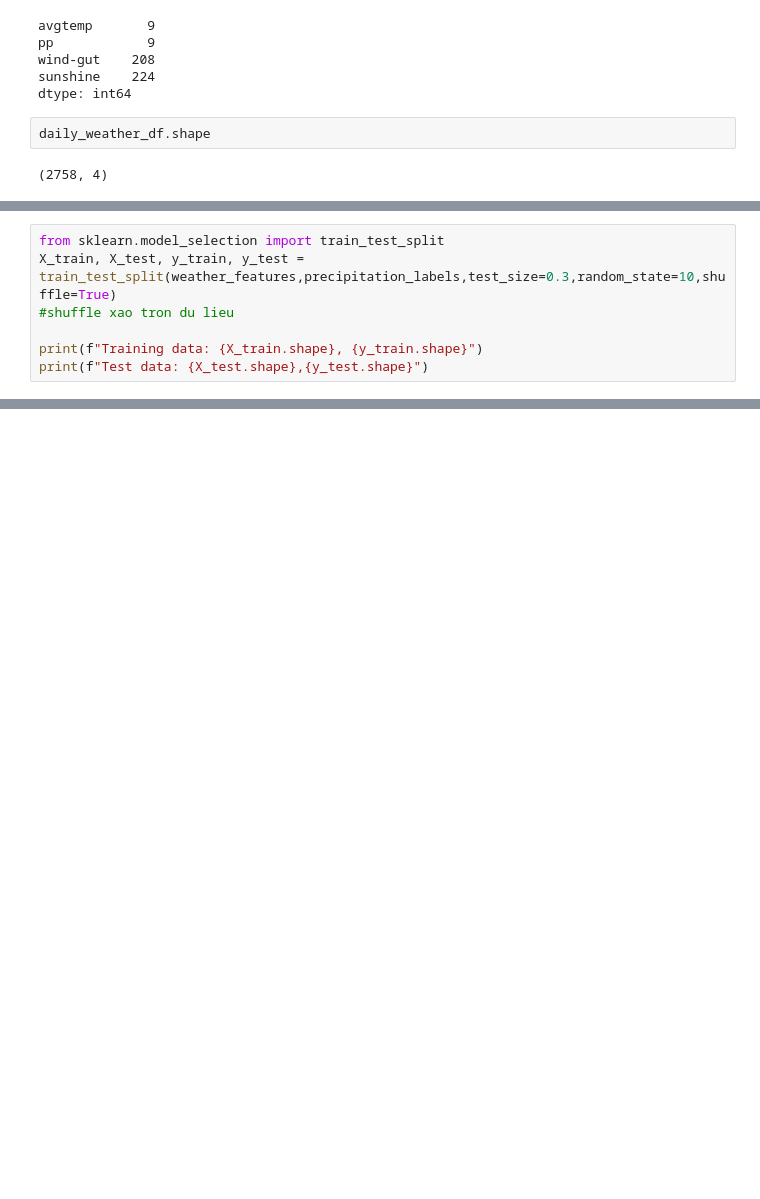
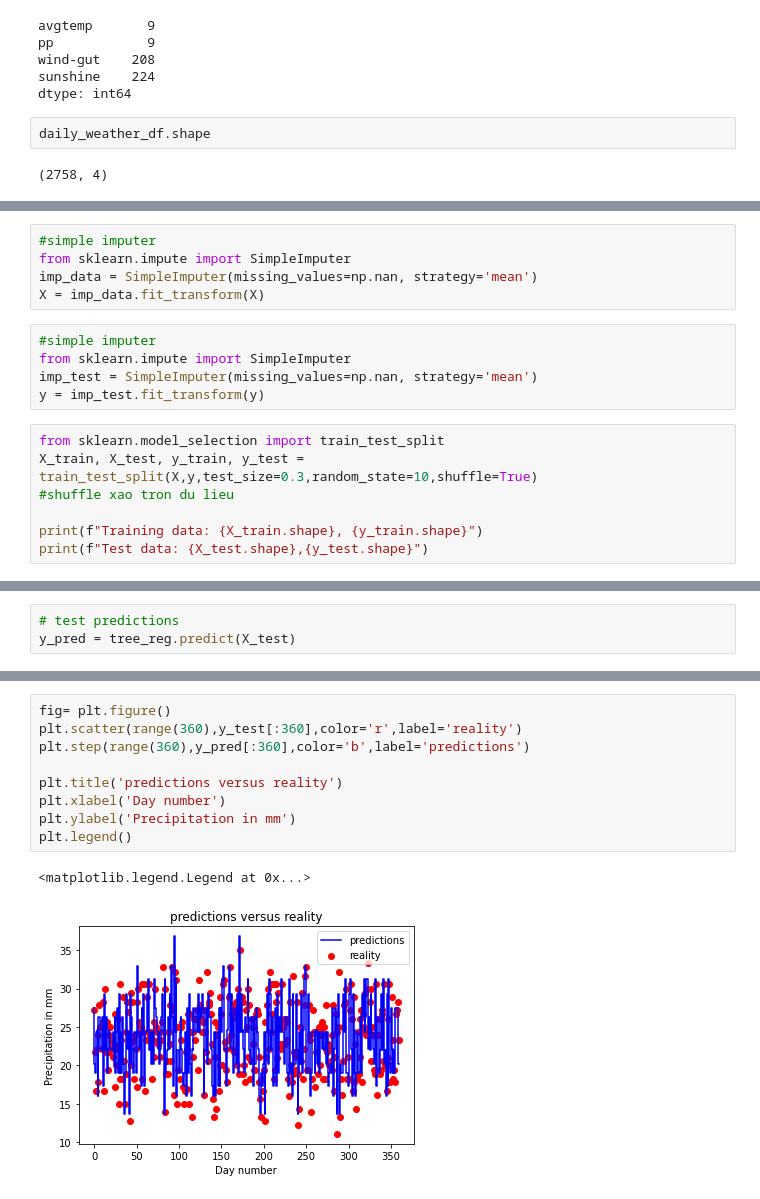
Before and after one commit to 2ThuyThuy/Algorithm-Machine-Learning, a Jupyter notebook: 2_Regression/Decision_Tree_Regression/DTR_real_data.ipynb, the cells around one changed output, grey strips where cells are left out. Saved outputs shown, nothing was run; the diff lists cells and outputs as text; blank space fills up the shorter version.

```diff
--- a/2_Regression/Decision_Tree_Regression/DTR_real_data.ipynb
+++ b/2_Regression/Decision_Tree_Regression/DTR_real_data.ipynb
@@ -73,6 +89,16 @@ Name: pp, dtype: float64
+# %%
+#simple imputer
+from sklearn.impute import SimpleImputer
+imp_data = SimpleImputer(missing_values=np.nan, strategy='mean')
+X = imp_data.fit_transform(X)
+# %%
+#simple imputer
+from sklearn.impute import SimpleImputer
+imp_test = SimpleImputer(missing_values=np.nan, strategy='mean')
+y = imp_test.fit_transform(y)
 # %%
 from sklearn.model_selection import train_test_split
-X_train, X_test, y_train, y_test = train_test_split(weather_features,precipitation_labels,test_size=0.3,random_state=10,shuffle=True)
+X_train, X_test, y_train, y_test = train_test_split(X,y,test_size=0.3,random_state=10,shuffle=True)
 #shuffle xao tron du lieu
 
 print(f"Training data: {X_train.shape}, {y_train.shape}")
@@ -127,0 +154,3 @@ NameError: name 'tree_reg' is not defined
+# %%
+# test predictions
+y_pred = tree_reg.predict(X_test)
@@ -127,0 +175,12 @@ NameError: name 'tree_reg' is not defined
+# %%
+fig= plt.figure()
+plt.scatter(range(360),y_test[:360],color='r',label='reality')
+plt.step(range(360),y_pred[:360],color='b',label='predictions')
+
+plt.title('predictions versus reality')
+plt.xlabel('Day number')
+plt.ylabel('Precipitation in mm')
+plt.legend()
+# %% [output]
+<matplotlib.legend.Legend at 0x...>
+[figure, added]
```
Also changed, not shown: parts of 13 cells of this notebook, 2 other files.
